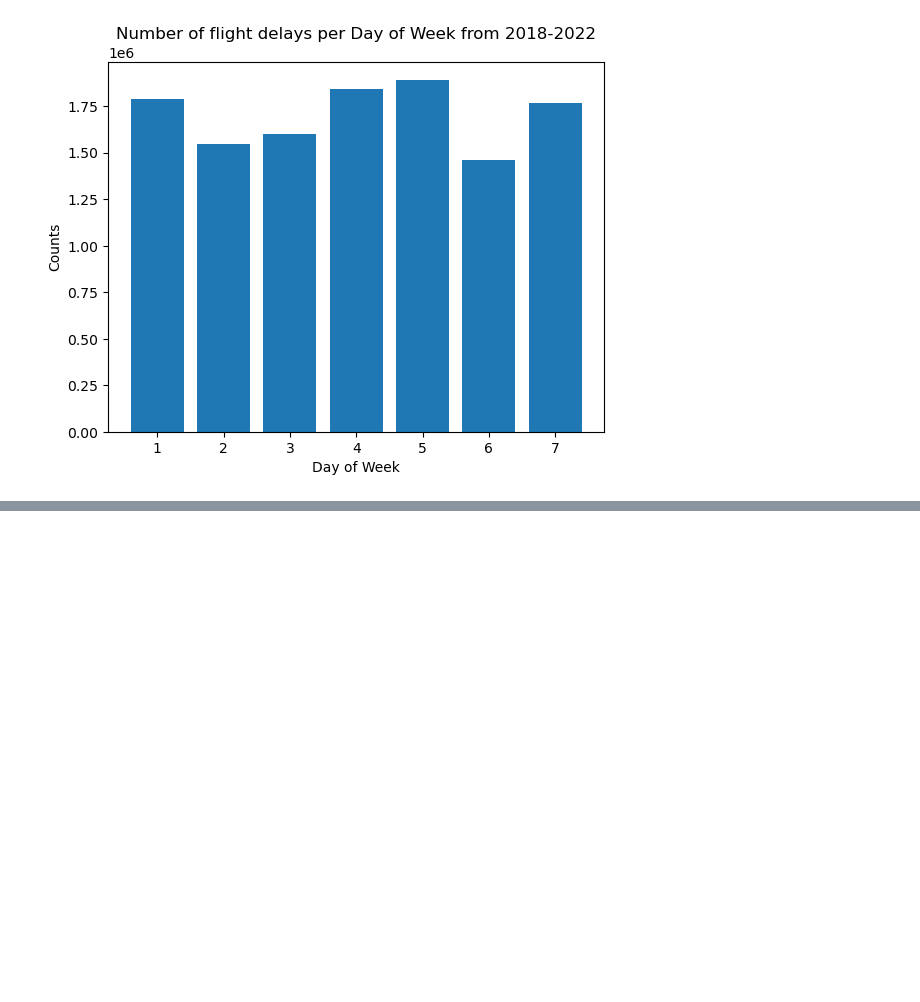
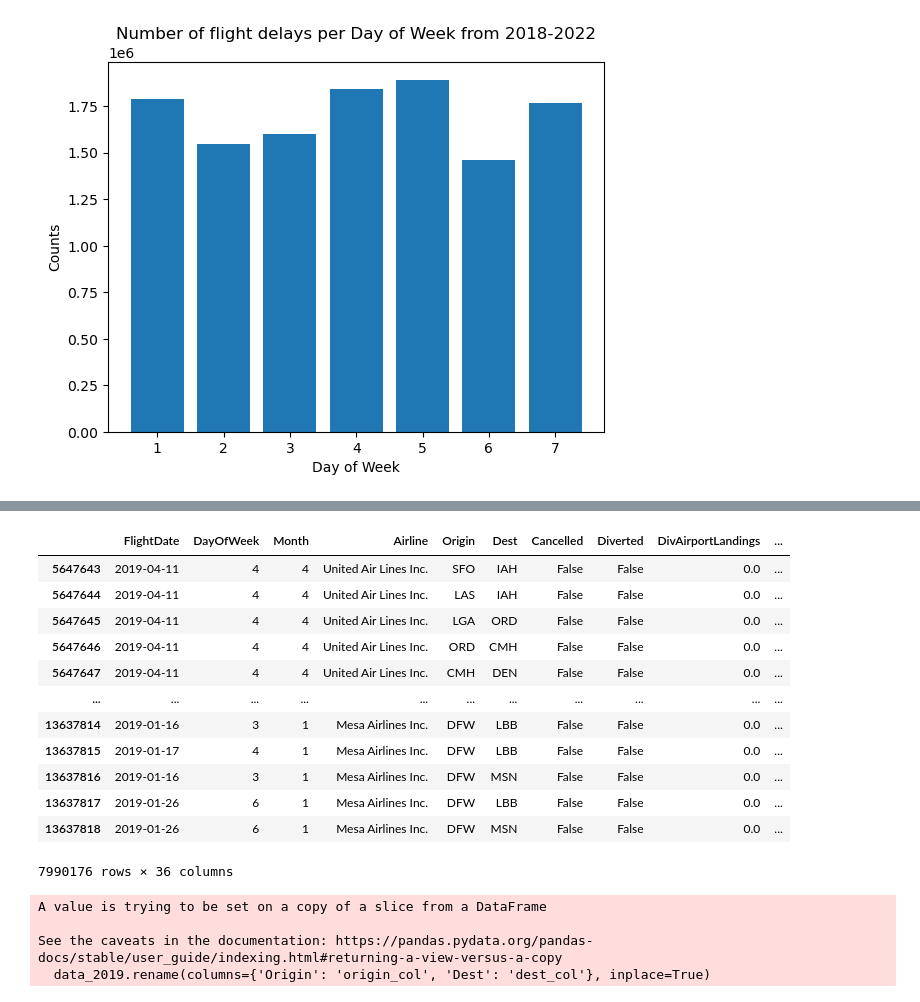
Before and after one commit to ekrichards/DSC288R_Capstone, a Jupyter notebook: notebooks/sr.ipynb, the cells around one changed output, grey strips where cells are left out. Cells and saved outputs as stored; diff of their text form; code cells hidden in the pictures; blank space fills up the shorter version.

```diff
--- a/notebooks/sr.ipynb
+++ b/notebooks/sr.ipynb
@@ -181,0 +204,29 @@ Text(0.5, 1.0, 'Number of flight delays per Day of Week from 2018-2022')
+# %%
+data_2019 = df[df['FlightDate'].dt.year == 2019]
+data_2019
+# %% [output]
+|  | FlightDate | DayOfWeek | Month | Airline | Origin | Dest | Cancelled | Diverted | DivAirportLandings | ... |
+| 5647643 | 2019-04-11 | 4 | 4 | United Air Lines Inc. | SFO | IAH | False | False | 0.0 | ... |
+| 5647644 | 2019-04-11 | 4 | 4 | United Air Lines Inc. | LAS | IAH | False | False | 0.0 | ... |
+| 5647645 | 2019-04-11 | 4 | 4 | United Air Lines Inc. | LGA | ORD | False | False | 0.0 | ... |
+| 5647646 | 2019-04-11 | 4 | 4 | United Air Lines Inc. | ORD | CMH | False | False | 0.0 | ... |
+| 5647647 | 2019-04-11 | 4 | 4 | United Air Lines Inc. | CMH | DEN | False | False | 0.0 | ... |
+| ... | ... | ... | ... | ... | ... | ... | ... | ... | ... | ... |
+| 13637814 | 2019-01-16 | 3 | 1 | Mesa Airlines Inc. | DFW | LBB | False | False | 0.0 | ... |
+| 13637815 | 2019-01-17 | 4 | 1 | Mesa Airlines Inc. | DFW | LBB | False | False | 0.0 | ... |
+| 13637816 | 2019-01-16 | 3 | 1 | Mesa Airlines Inc. | DFW | MSN | False | False | 0.0 | ... |
+| 13637817 | 2019-01-26 | 6 | 1 | Mesa Airlines Inc. | DFW | LBB | False | False | 0.0 | ... |
+| 13637818 | 2019-01-26 | 6 | 1 | Mesa Airlines Inc. | DFW | MSN | False | False | 0.0 | ... |
+7990176 rows × 36 columns
+# %%
+data_2019.rename(columns={'Origin': 'origin_col', 'Dest': 'dest_col'}, inplace=True)
+
+avg_snowfall = data_2019.groupby(['FlightDate', 'origin_col', 'dest_col']).agg(
+    avg_origin_snow=('Origin_SNOW', 'mean'),
+    avg_dest_snow=('Dest_SNOW', 'mean'))
+avg_snowfall = avg_snowfall.reset_index()
+# %% [output]
+A value is trying to be set on a copy of a slice from a DataFrame
+
+See the caveats in the documentation: https://pandas.pydata.org/pandas-docs/stable/user_guide/indexing.html#returning-a-view-versus-a-copy
+  data_2019.rename(columns={'Origin': 'origin_col', 'Dest': 'dest_col'}, inplace=True)
```
Also changed, not shown: parts of 25 cells of this notebook, 3 other files.
